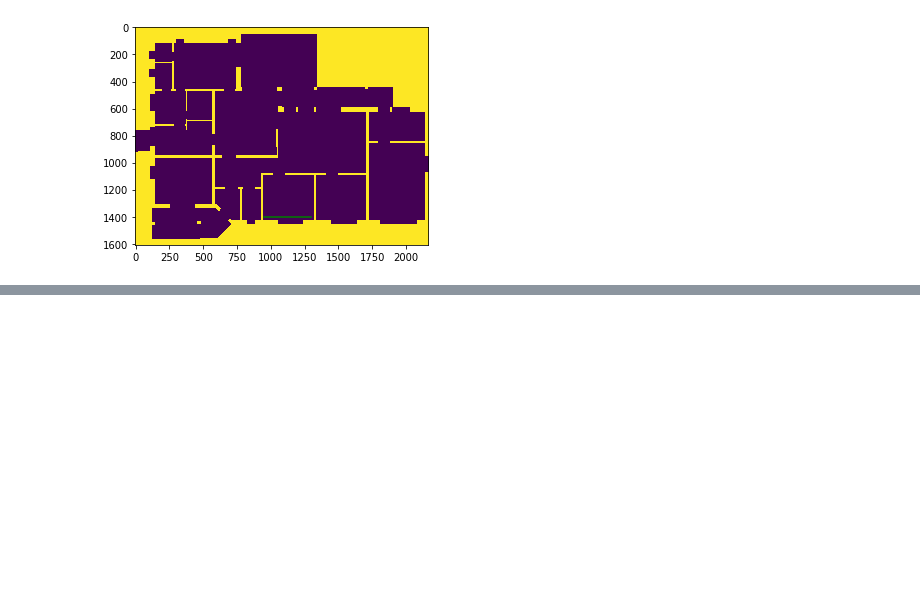
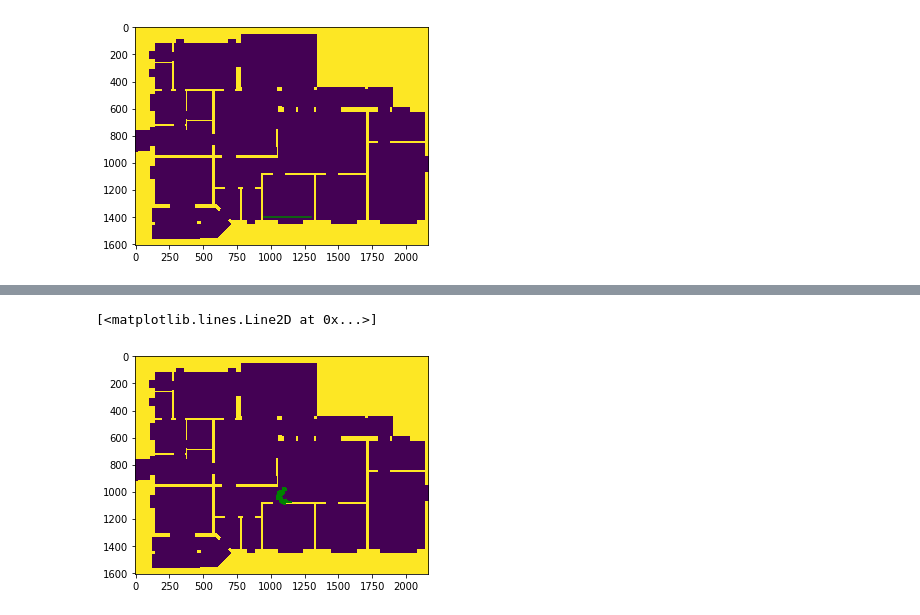
Before and after one commit to javieryu/nn_distributed_training, a Jupyter notebook: planner/planner_notebook.ipynb, the cells around one changed output, grey strips where cells are left out. Saved outputs shown, nothing was run; the diff lists cells and outputs as text; code cells hidden in the pictures; blank space fills up the shorter version.

```diff
--- a/planner/planner_notebook.ipynb
+++ b/planner/planner_notebook.ipynb
@@ -59,0 +100,11 @@ ax2.plot(waypoint_path3[:, 1], waypoint_path3[:, 0], color='blue')
+# %%
+start = np.array([1000, 1060])
+length = 10000
+rand_path = test_planner.random_walk(start, length)
+# %%
+fig_rand, ax_rand = plt.subplots()
+ax_rand.imshow(img)
+ax_rand.plot(rand_path[:, 1], rand_path[:, 0], color='green')
+# %% [output]
+[<matplotlib.lines.Line2D at 0x...>]
+[figure, added]
```
Also changed, not shown: parts of 14 cells of this notebook, 7 other files.
